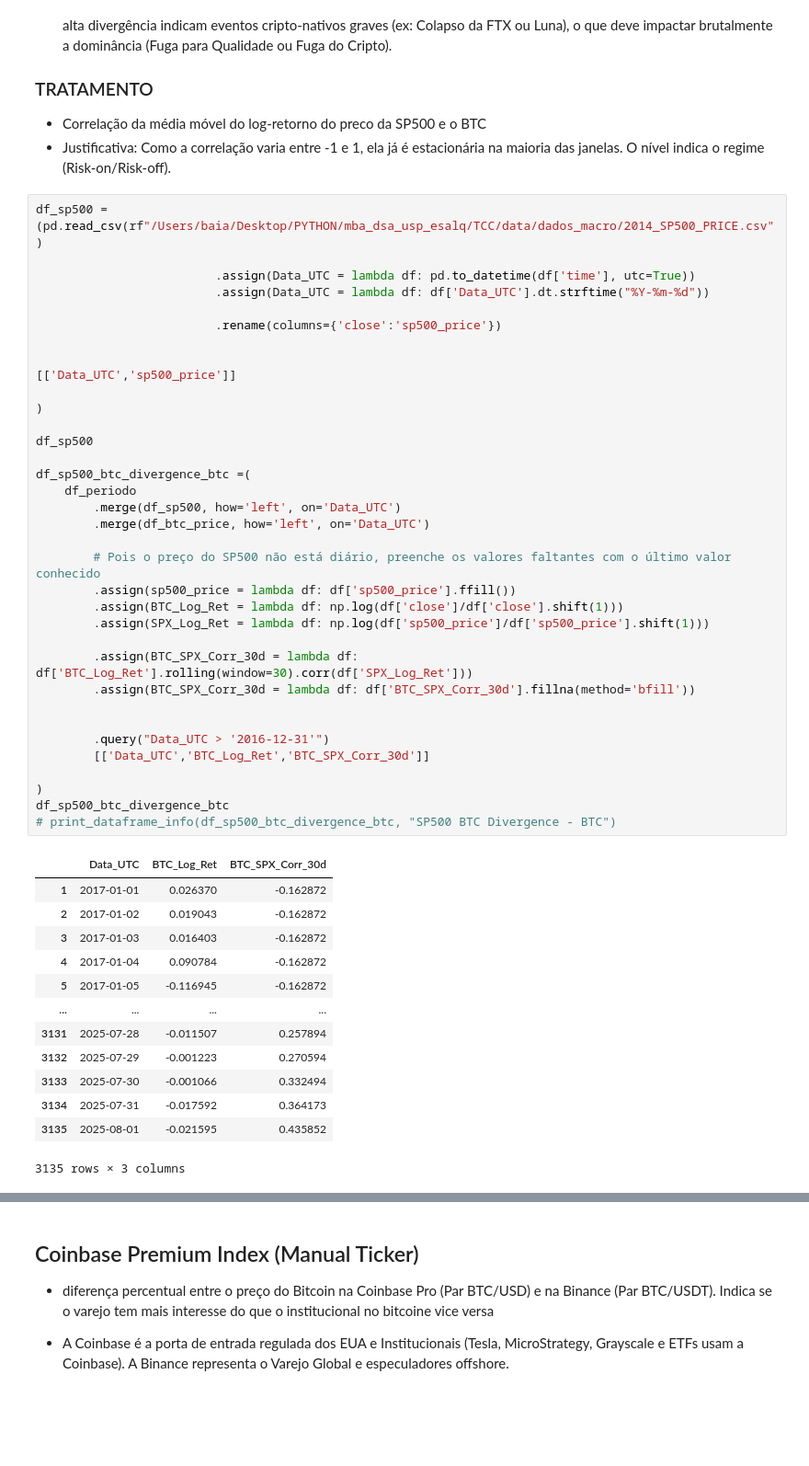
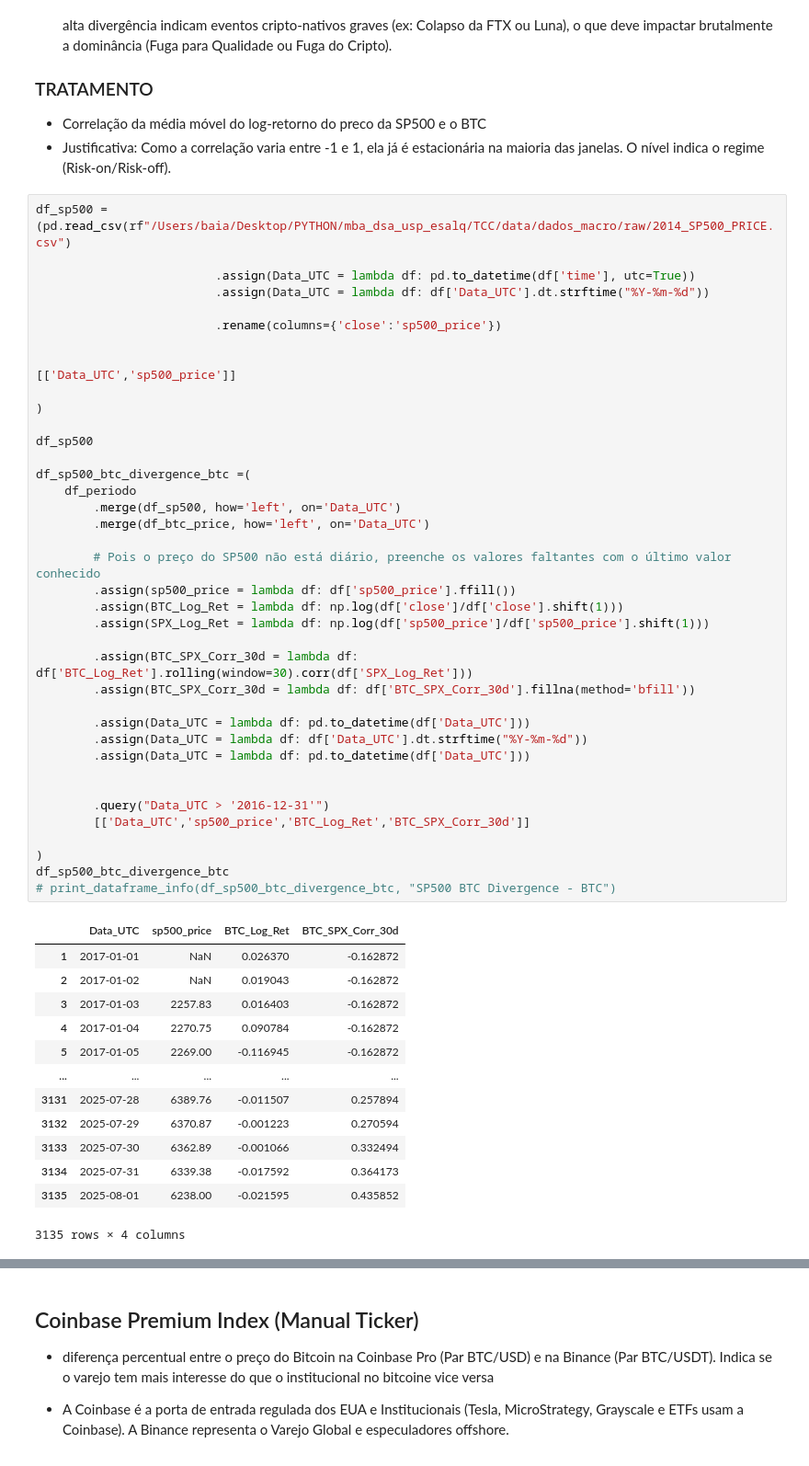
Before and after one commit to felipebaia/mba_dsa_usp_esalq, a Jupyter notebook: TCC/data/dados_btc/_features_btc.ipynb, the cells around one changed output, grey strips where cells are left out. Shown at 92% size. Saved outputs shown, nothing was run; the diff lists cells and outputs as text; blank space fills up the shorter version.

```diff
--- a/TCC/data/dados_btc/_features_btc.ipynb
+++ b/TCC/data/dados_btc/_features_btc.ipynb
@@ -269,51 +421,55 @@ df_supply_held_by_miners_btc
 - Correlação da média móvel do log-retorno do preco da SP500 e o BTC
 - Justificativa: Como a correlação varia entre -1 e 1, ela já é estacionária na maioria das janelas. O nível indica o regime (Risk-on/Risk-off).
 # %%
-df_sp500 = (pd.read_csv(rf"/Users/baia/Desktop/PYTHON/mba_dsa_usp_esalq/TCC/data/dados_macro/2014_SP500_PRICE.csv")
+df_sp500 = (pd.read_csv(rf"/Users/baia/Desktop/PYTHON/mba_dsa_usp_esalq/TCC/data/dados_macro/raw/2014_SP500_PRICE.csv")
 
                          .assign(Data_UTC = lambda df: pd.to_datetime(df['time'], utc=True))
                          .assign(Data_UTC = lambda df: df['Data_UTC'].dt.strftime("%Y-%m-%d"))
 
                          .rename(columns={'close':'sp500_price'})
 
 
 [['Data_UTC','sp500_price']]
 
 )
 
 df_sp500
 
 df_sp500_btc_divergence_btc =(
     df_periodo
         .merge(df_sp500, how='left', on='Data_UTC')
         .merge(df_btc_price, how='left', on='Data_UTC')
 
         # Pois o preço do SP500 não está diário, preenche os valores faltantes com o último valor conhecido
         .assign(sp500_price = lambda df: df['sp500_price'].ffill())
         .assign(BTC_Log_Ret = lambda df: np.log(df['close']/df['close'].shift(1)))
         .assign(SPX_Log_Ret = lambda df: np.log(df['sp500_price']/df['sp500_price'].shift(1)))
 
         .assign(BTC_SPX_Corr_30d = lambda df: df['BTC_Log_Ret'].rolling(window=30).corr(df['SPX_Log_Ret']))
         .assign(BTC_SPX_Corr_30d = lambda df: df['BTC_SPX_Corr_30d'].fillna(method='bfill'))
 
+        .assign(Data_UTC = lambda df: pd.to_datetime(df['Data_UTC']))
+        .assign(Data_UTC = lambda df: df['Data_UTC'].dt.strftime("%Y-%m-%d"))
+        .assign(Data_UTC = lambda df: pd.to_datetime(df['Data_UTC']))
+
 
         .query("Data_UTC > '2016-12-31'")
-        [['Data_UTC','BTC_Log_Ret','BTC_SPX_Corr_30d']]
+        [['Data_UTC','sp500_price','BTC_Log_Ret','BTC_SPX_Corr_30d']]
 
 )
 df_sp500_btc_divergence_btc
 # print_dataframe_info(df_sp500_btc_divergence_btc, "SP500 BTC Divergence - BTC")
 # %% [output]
-|  | Data_UTC | BTC_Log_Ret | BTC_SPX_Corr_30d |
-| 1 | 2017-01-01 | 0.026370 | -0.162872 |
-| 2 | 2017-01-02 | 0.019043 | -0.162872 |
-| 3 | 2017-01-03 | 0.016403 | -0.162872 |
-| 4 | 2017-01-04 | 0.090784 | -0.162872 |
-| 5 | 2017-01-05 | -0.116945 | -0.162872 |
-| ... | ... | ... | ... |
-| 3131 | 2025-07-28 | -0.011507 | 0.257894 |
-| 3132 | 2025-07-29 | -0.001223 | 0.270594 |
-| 3133 | 2025-07-30 | -0.001066 | 0.332494 |
-| 3134 | 2025-07-31 | -0.017592 | 0.364173 |
-| 3135 | 2025-08-01 | -0.021595 | 0.435852 |
+|  | Data_UTC | sp500_price | BTC_Log_Ret | BTC_SPX_Corr_30d |
+| 1 | 2017-01-01 | NaN | 0.026370 | -0.162872 |
+| 2 | 2017-01-02 | NaN | 0.019043 | -0.162872 |
+| 3 | 2017-01-03 | 2257.83 | 0.016403 | -0.162872 |
+| 4 | 2017-01-04 | 2270.75 | 0.090784 | -0.162872 |
+| 5 | 2017-01-05 | 2269.00 | -0.116945 | -0.162872 |
+| ... | ... | ... | ... | ... |
+| 3131 | 2025-07-28 | 6389.76 | -0.011507 | 0.257894 |
+| 3132 | 2025-07-29 | 6370.87 | -0.001223 | 0.270594 |
+| 3133 | 2025-07-30 | 6362.89 | -0.001066 | 0.332494 |
+| 3134 | 2025-07-31 | 6339.38 | -0.017592 | 0.364173 |
+| 3135 | 2025-08-01 | 6238.00 | -0.021595 | 0.435852 |
-3135 rows × 3 columns
+3135 rows × 4 columns
```
Also changed, not shown: parts of 9 cells of this notebook, 9 other files.
